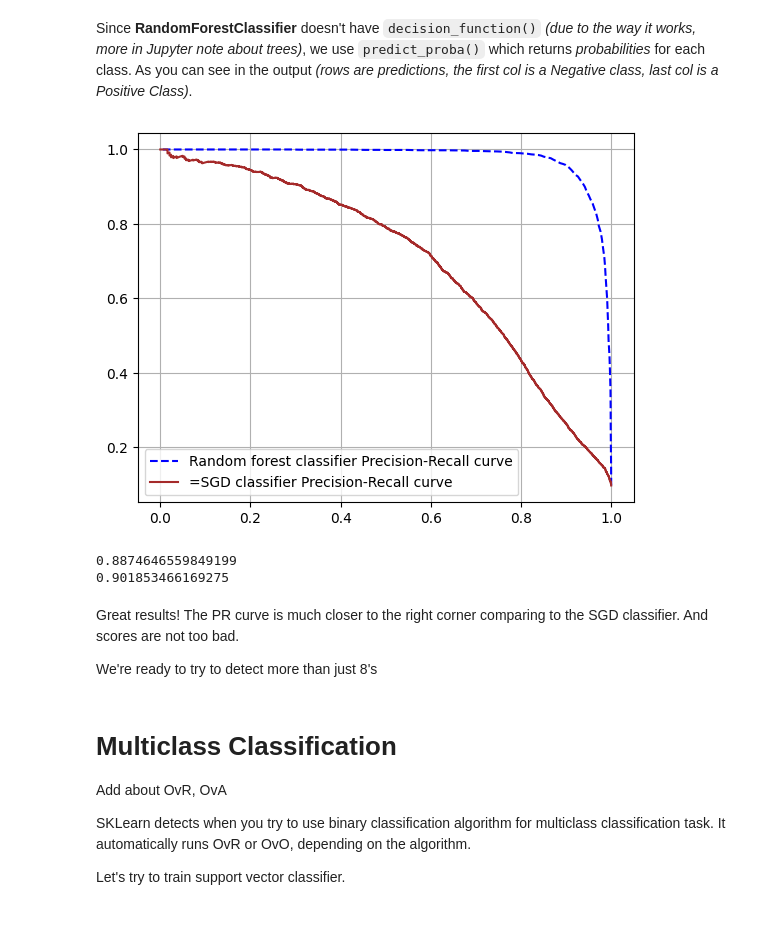
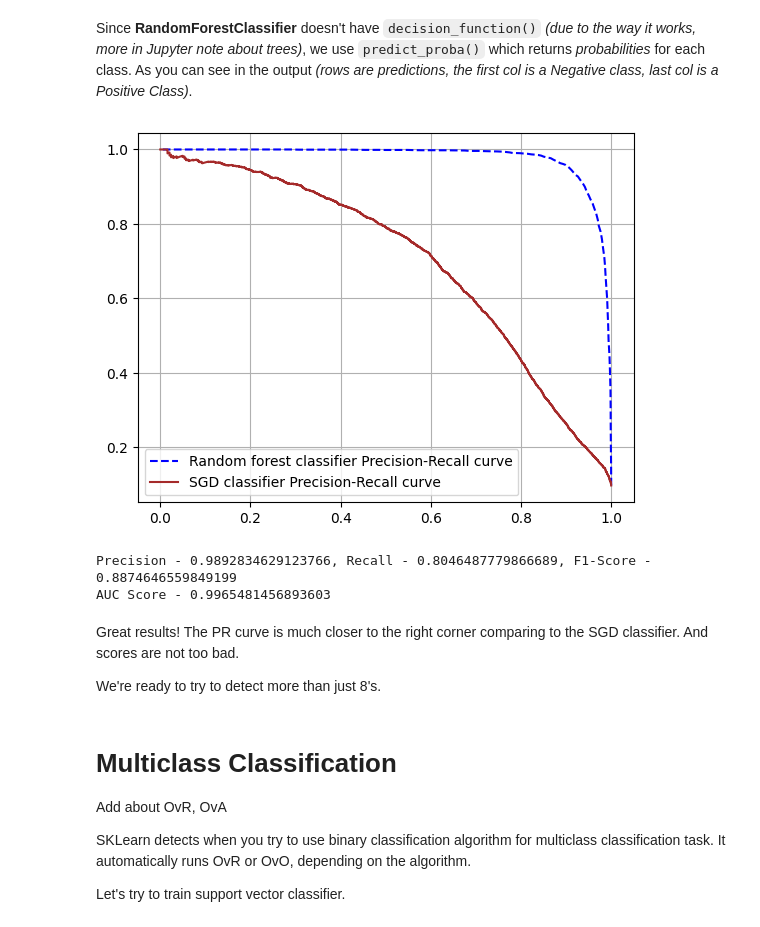
Before and after one commit to yeghor/Learning-Machine-Learning, a Jupyter notebook: jupyter_notes/Classification-2.ipynb, the cells around one changed output. Saved outputs shown, nothing was run; the diff lists cells and outputs as text; code cells hidden in the pictures.

```diff
--- a/jupyter_notes/Classification-2.ipynb
+++ b/jupyter_notes/Classification-2.ipynb
@@ -384,28 +384,29 @@ Since **RandomForestClassifier** doesn't have `decision_function()` *(due to the
 # %%
 y_scores_forest = y_probas_forest[:, 1]
 precisions_forest, recalls_forest, thresholds_forest = precision_recall_curve(y_train_8, y_scores_forest)
 
 plt.plot(recalls_forest, precisions_forest, label="Random forest classifier Precision-Recall curve", color="blue", linestyle="--")
-plt.plot(recalls, precisions, label="=SGD classifier Precision-Recall curve", color="brown")
+plt.plot(recalls, precisions, label="SGD classifier Precision-Recall curve", color="brown")
 plt.grid(True)
 plt.legend()
 plt.show()
 # %% [output]
-[figure, old version]
+[figure, new version]
 # %%
 forest_predictions = y_probas_forest[:, 1] > 0.5
 
+precision, recall = precision_score(y_train_8, forest_predictions), recall_score(y_train_8, forest_predictions)
 f1_forest_score = f1_score(y_train_8, forest_predictions)
-auc_score = roc_auc_score(y_train_8, forest_predictions)
-print(f1_forest_score)
-print(auc_score)
+auc_score = roc_auc_score(y_train_8, y_scores_forest)
+print(f"Precision - {precision}, Recall - {recall}, F1-Score - {f1_forest_score}")
+print(f"AUC Score - {auc_score}")
 # %% [output]
-0.8874646559849199
-0.901853466169275
+Precision - 0.9892834629123766, Recall - 0.8046487779866689, F1-Score - 0.8874646559849199
+AUC Score - 0.9965481456893603
 # %% [markdown]
 Great results! The PR curve is much closer to the right corner comparing to the SGD classifier. And scores are not too bad.
 
-We're ready to try to detect more than just 8's
+We're ready to try to detect more than just 8's.
 # %% [markdown]
 # Multiclass Classification
 
```
Also changed, not shown: parts of 4 cells of this notebook.
